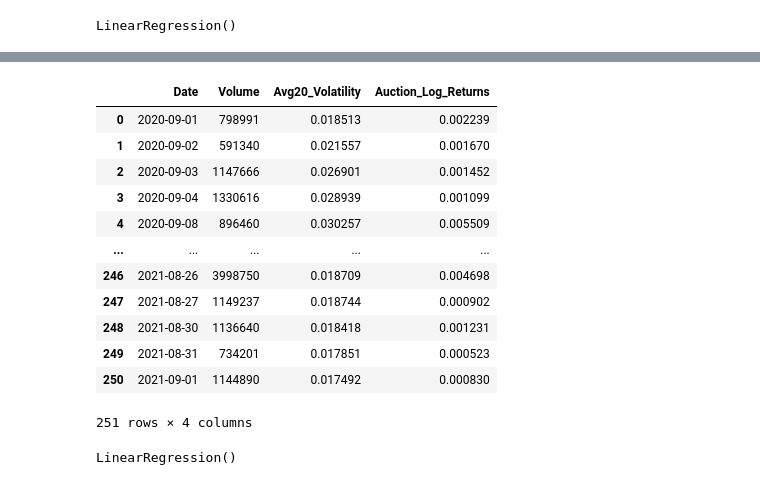
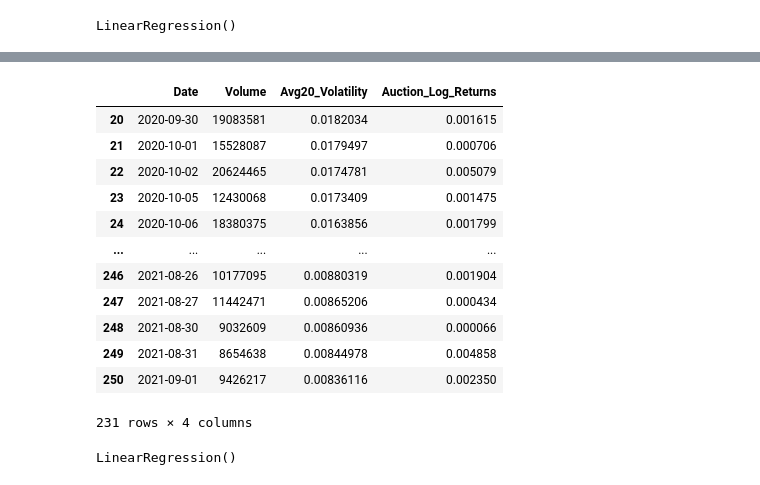
Before and after one commit to matthew-lim/Vanguard-Volatility-Project, a Jupyter notebook: Report 2 - V2.ipynb, the cells around one changed output, grey strips where cells are left out. Cells and saved outputs as stored; diff of their text form; code cells hidden in the pictures.

```diff
--- a/Report 2 - V2.ipynb
+++ b/Report 2 - V2.ipynb
@@ -11,7 +11,7 @@ from scipy.optimize import least_squares, minimize
 # %%
 # Trade data
 
-stock_name = 'SPLK.O'
+stock_name = 'MSFT.O'
 
 df = pd.read_csv('NSQ_OneYear100test_Sept21.csv',
                    usecols=['Local_Date_Time','RIC','Open','High','Low','Close','VWAP','NumberOfTrades','Volume'],
@@ -78,6 +78,7 @@ avg_20day_volatility = []
 stocks = []
 dates_final = []
 auction_log_returns = []
+auction_log_returns_340350 = []
 volumes = []
 
 for date in dates:
@@ -95,8 +96,8 @@ for date in dates:
     apple_today_10min = apple_today_10min.join(apple_today_10min_open)
     apple_today_10min = apple_today_10min.join(apple_today_10min_close)
     apple_today_10min = apple_today_10min.join(apple_today_10min_volume)
-    apple_today_10min['log_returns'] = abs(np.log(apple_today_10min['Close']/apple_today_10min['Open'])) # alternate volatility formula
-#     apple_today_10min['Volatility'] = np.sqrt(0.5*np.square(np.log(apple_today_10min['High']/apple_today_10min['Low'])) - (2*np.log(2)-1) * np.square(np.log(apple_today_10min['Close']/apple_today_10min['Open'])))
+#     apple_today_10min['log_returns'] = abs(np.log(apple_today_10min['Close']/apple_today_10min['Open'])) # alternate volatility formula
+    apple_today_10min['log_returns'] = np.sqrt(0.5*np.square(np.log(apple_today_10min['High']/apple_today_10min['Low'])) - (2*np.log(2)-1) * np.square(np.log(apple_today_10min['Close']/apple_today_10min['Open'])))
     volatility_today = apple_today_10min['log_returns'].values
     return_today = (apple_today_10min['Close']/apple_today_10min['Open']).values
 
@@ -108,6 +109,9 @@ for date in dates:
 
     auction_log_returns_today = abs(np.log(apple_auction_today['Price'].iloc[0]/apple_today_10min['Open'][-1]))
     auction_log_returns.append(auction_log_returns_today)
+
+    auction_log_returns_today_340350 = abs(np.log(apple_today_10min['Open'][-1]/apple_today_10min['Open'][-2]))
+    auction_log_returns_340350.append(auction_log_returns_today_340350)
 
     # 10 minute interval volatility * number of complete trade days
     stocks.append(volatility_today)
@@ -123,7 +127,7 @@ for date in dates:
 daily_return = np.array(daily_return)
 volatility_df = pd.DataFrame({'Date':dates_final, 'daily_volatility': daily_volatility, 'daily_volatility_minus4pm': daily_volatility_minus4pm})
 volatility_df['diff'] = volatility_df['daily_volatility']-volatility_df['daily_volatility_minus4pm']
-volatility_df['volatility_ewma20'] = volatility_df['daily_volatility'].ewm(span=20).mean()
+volatility_df['volatility_ewma20'] = np.array([None] + [i for i in volatility_df['daily_volatility'].ewm(span=20).mean()][:-1])
 
 stocks = stocks[20:]
 stocks = np.vstack(stocks).T # Training data for Anderson model
@@ -624,27 +676,28 @@ np.mean(merged2['Predicted_Variance'])
 # %%
 # Simple linear regression without Anderson coefficient
 final_df_no_Anderson = pd.DataFrame({
     'Date': dates_final,
     'Volume': volumes,
     'Avg20_Volatility': avg_20day_volatility_raw,
     'Auction_Log_Returns': auction_log_returns
 })
-final_df_no_Anderson = final_df_no_Anderson[np.isnan(final_df_no_Anderson['Avg20_Volatility']) == False]
+# final_df_no_Anderson = final_df_no_Anderson[np.isnan(final_df_no_Anderson['Avg20_Volatility']) == False]
+final_df_no_Anderson = final_df_no_Anderson[20:]
 final_df_no_Anderson
 # %% [output]
 |  | Date | Volume | Avg20_Volatility | Auction_Log_Returns |
-| 0 | 2020-09-01 | 798991 | 0.018513 | 0.002239 |
-| 1 | 2020-09-02 | 591340 | 0.021557 | 0.001670 |
-| 2 | 2020-09-03 | 1147666 | 0.026901 | 0.001452 |
-| 3 | 2020-09-04 | 1330616 | 0.028939 | 0.001099 |
-| 4 | 2020-09-08 | 896460 | 0.030257 | 0.005509 |
+| 20 | 2020-09-30 | 19083581 | 0.0182034 | 0.001615 |
+| 21 | 2020-10-01 | 15528087 | 0.0179497 | 0.000706 |
+| 22 | 2020-10-02 | 20624465 | 0.0174781 | 0.005079 |
+| 23 | 2020-10-05 | 12430068 | 0.0173409 | 0.001475 |
+| 24 | 2020-10-06 | 18380375 | 0.0163856 | 0.001799 |
 | ... | ... | ... | ... | ... |
-| 246 | 2021-08-26 | 3998750 | 0.018709 | 0.004698 |
-| 247 | 2021-08-27 | 1149237 | 0.018744 | 0.000902 |
-| 248 | 2021-08-30 | 1136640 | 0.018418 | 0.001231 |
-| 249 | 2021-08-31 | 734201 | 0.017851 | 0.000523 |
-| 250 | 2021-09-01 | 1144890 | 0.017492 | 0.000830 |
+| 246 | 2021-08-26 | 10177095 | 0.00880319 | 0.001904 |
+| 247 | 2021-08-27 | 11442471 | 0.00865206 | 0.000434 |
+| 248 | 2021-08-30 | 9032609 | 0.00860936 | 0.000066 |
+| 249 | 2021-08-31 | 8654638 | 0.00844978 | 0.004858 |
+| 250 | 2021-09-01 | 9426217 | 0.00836116 | 0.002350 |
-251 rows × 4 columns
+231 rows × 4 columns
 # %%
 ####################################
 # Linear Model without Anderson
```
Also changed, not shown: parts of 27 cells of this notebook.
